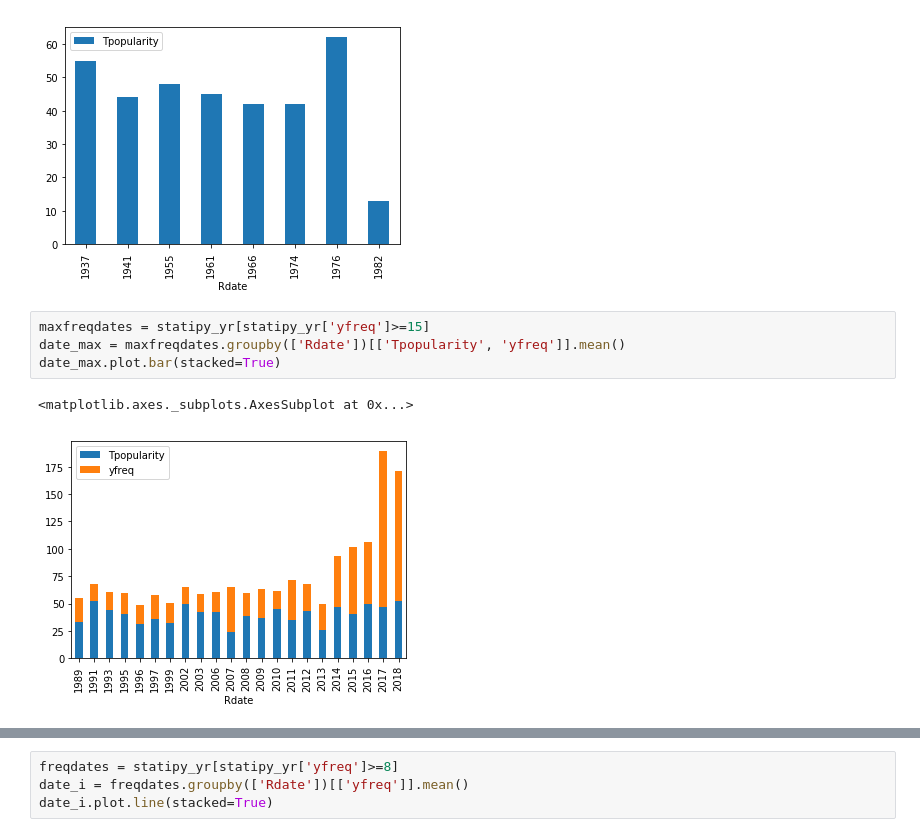
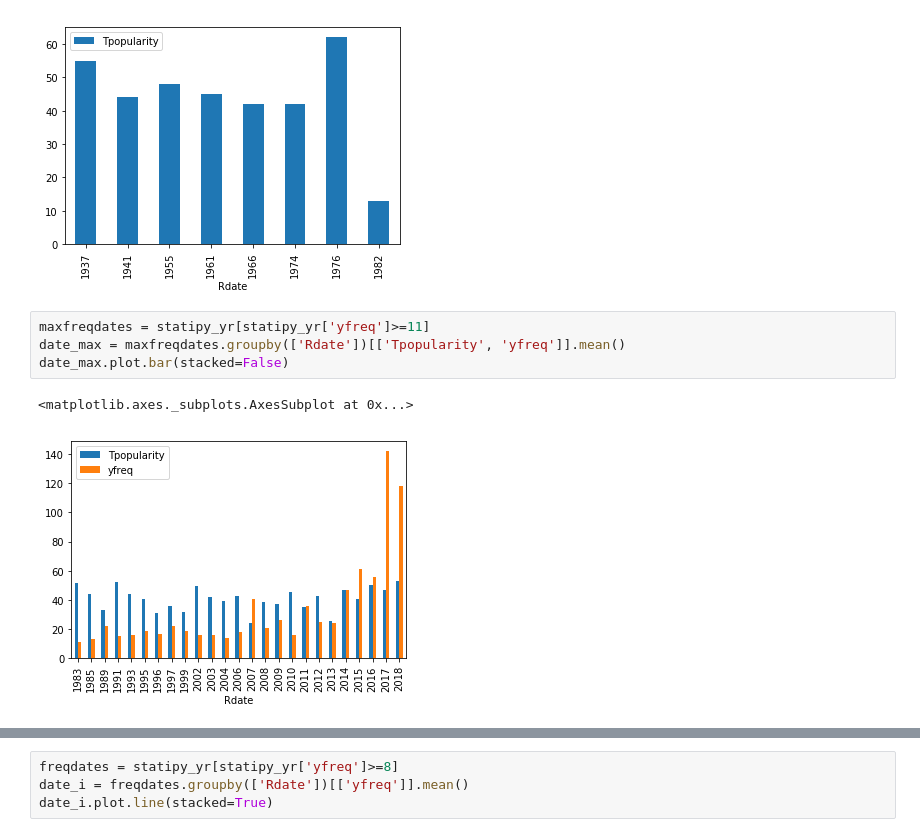
Before and after one commit to mxayon/statipy, a Jupyter notebook: SpotipyPlaylistEDA.ipynb, the cells around one changed output, grey strips where cells are left out. Cells and saved outputs as stored; diff of their text form.

```diff
--- a/SpotipyPlaylistEDA.ipynb
+++ b/SpotipyPlaylistEDA.ipynb
@@ -192,9 +172,9 @@ minfreqdates.groupby(['Rdate'])[['Tpopularity']].mean().plot.bar()
 <matplotlib.axes._subplots.AxesSubplot at 0x...>
 [figure]
 # %%
-maxfreqdates = statipy_yr[statipy_yr['yfreq']>=15]
+maxfreqdates = statipy_yr[statipy_yr['yfreq']>=11]
 date_max = maxfreqdates.groupby(['Rdate'])[['Tpopularity', 'yfreq']].mean()
-date_max.plot.bar(stacked=True)
+date_max.plot.bar(stacked=False)
 # %% [output]
 <matplotlib.axes._subplots.AxesSubplot at 0x...>
-[figure, old version]
+[figure, new version]
```
Also changed, not shown: parts of 36 cells of this notebook.
